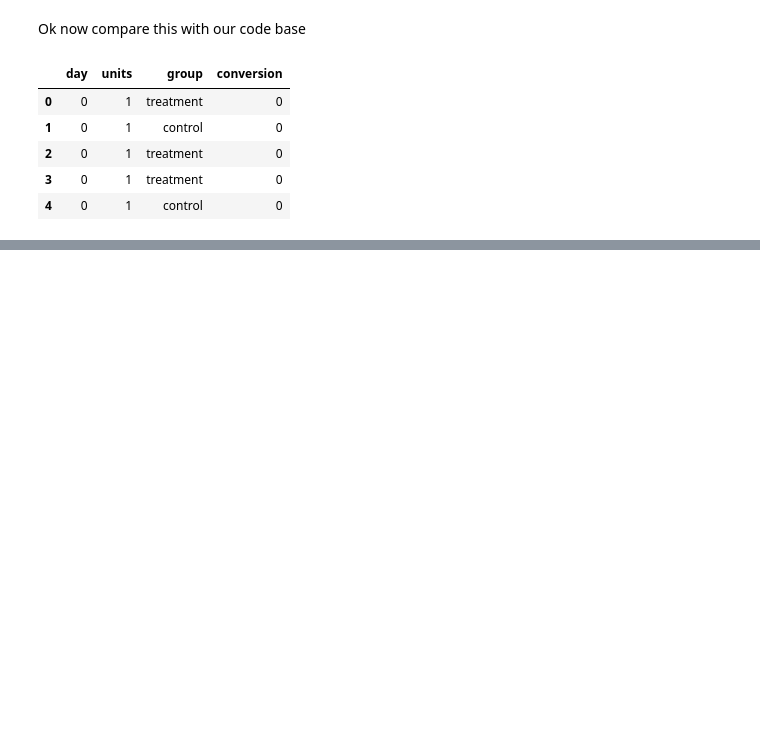
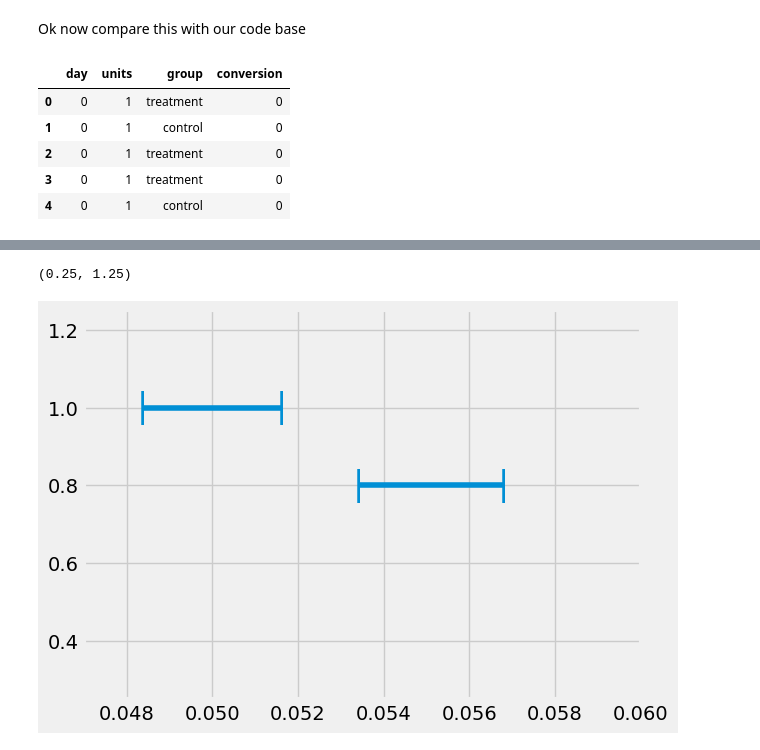
Before and after one commit to dokeeffe87/stats_utils, a Jupyter notebook: notebooks/scratch_work/dev_visualize_ab_results.ipynb, the cells around one changed output, grey strips where cells are left out. Drawn from its saved outputs; the diff is of its cells as text; code cells hidden in the pictures; blank space fills up the shorter version.

```diff
--- a/notebooks/scratch_work/dev_visualize_ab_results.ipynb
+++ b/notebooks/scratch_work/dev_visualize_ab_results.ipynb
@@ -160,0 +216,25 @@ df_code_res
+# %%
+def add_interval(ax, xdata, ydata, caps="  "):
+    line = ax.add_line(mpl.lines.Line2D(xdata, ydata))
+    anno_args = {
+        'ha': 'center',
+        'va': 'center',
+        'size': 24,
+        'color': line.get_color()
+    }
+    a0 = ax.annotate(caps[0], xy=(xdata[0], ydata[0]), **anno_args)
+    a1 = ax.annotate(caps[1], xy=(xdata[-1], ydata[-1]), **anno_args)
+    return (line,(a0,a1))
+# %%
+fig, ax = plt.subplots()
+add_interval(ax,
+             [df_res['control_confidence_interval_95.0_percent_lower'].values[0], df_res['control_confidence_interval_95.0_percent_upper'].values[0]],
+             (1,1), "||")
+add_interval(ax,
+             [df_res['treatment_confidence_interval_95.0_percent_lower'].values[0], df_res['treatment_confidence_interval_95.0_percent_upper'].values[0]],
+             (0.8,0.8), "||")
+plt.xlim((0.047, 0.06))
+plt.ylim((0.25, 1.25))
+# %% [output]
+(0.25, 1.25)
+[figure, added]
```
Also changed, not shown: parts of 8 cells of this notebook, 1 other file.
